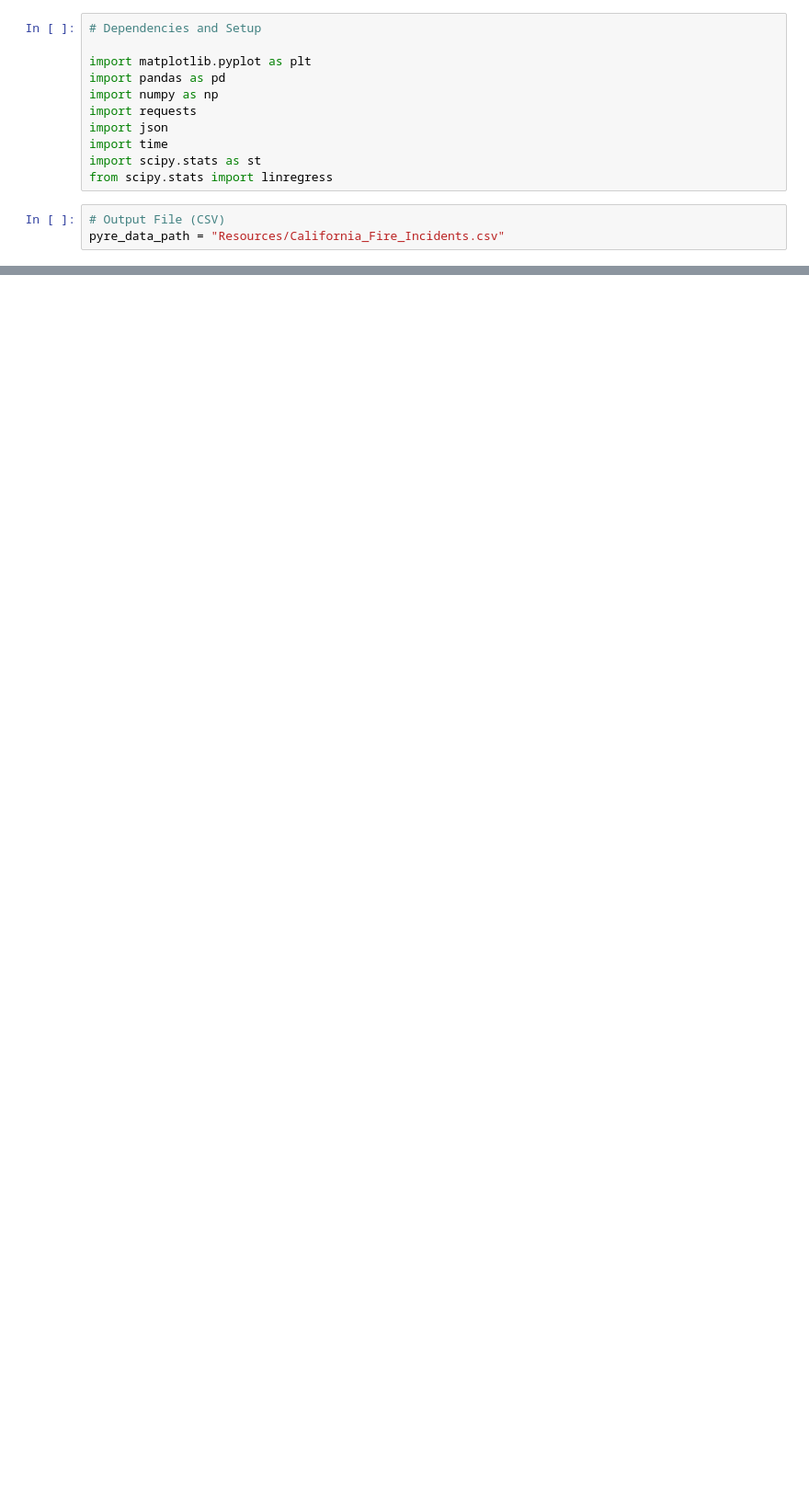
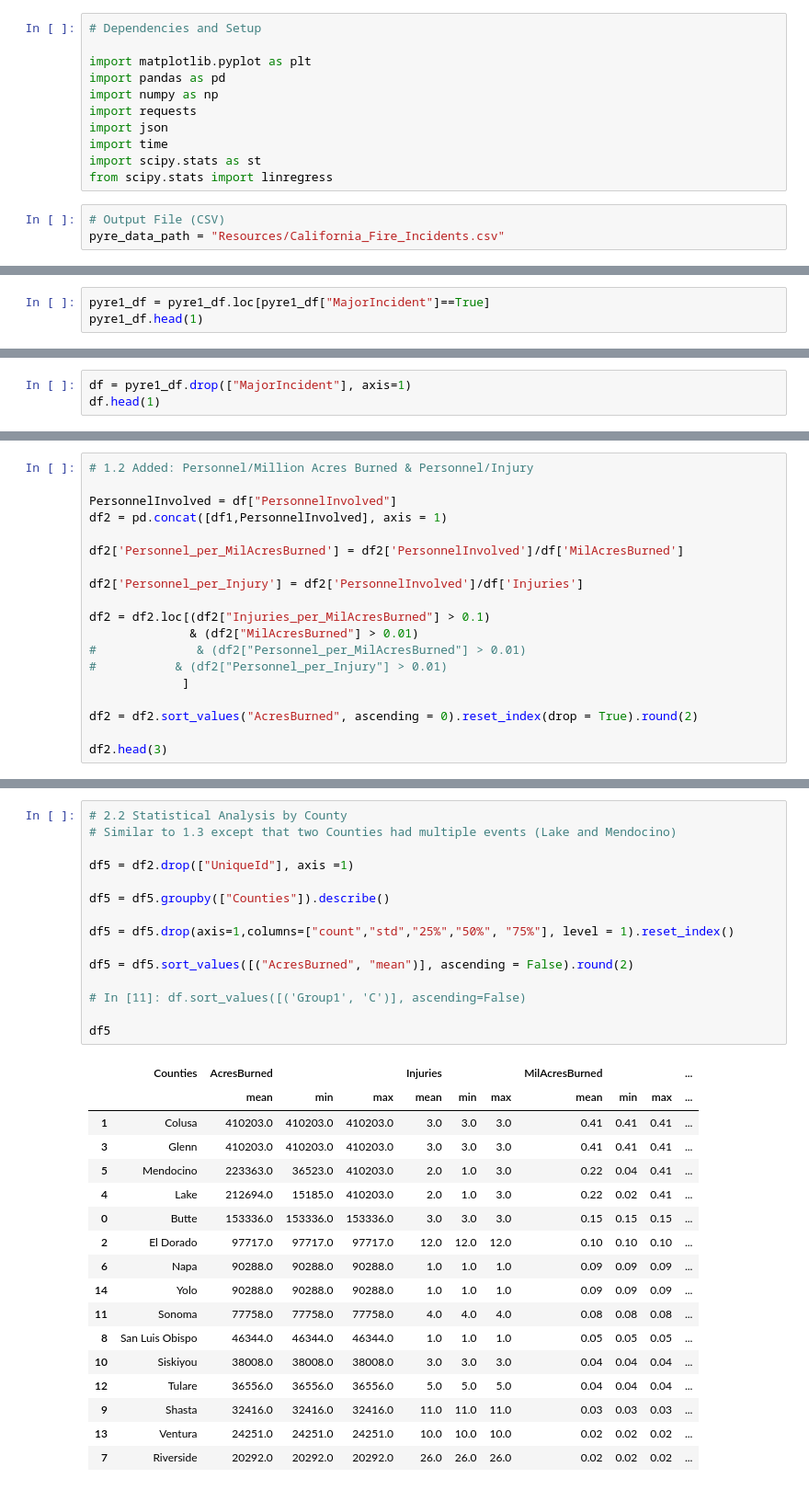
Before and after one commit to jump8621/data-project-I, a Jupyter notebook: alessandro_pyre.ipynb, the cells around one changed output, grey strips where cells are left out. Shown at 92% size. Cells and saved outputs as stored; diff of their text form; blank space fills up the shorter version.

```diff
--- a/alessandro_pyre.ipynb
+++ b/alessandro_pyre.ipynb
@@ -265,0 +29,3 @@ fires_by_county.head().round(0)
+# %%
+pyre1_df = pyre1_df.loc[pyre1_df["MajorIncident"]==True]
+pyre1_df.head(1)
@@ -265,0 +39,3 @@ fires_by_county.head().round(0)
+# %%
+df = pyre1_df.drop(["MajorIncident"], axis=1)
+df.head(1)
@@ -265,0 +80,19 @@ fires_by_county.head().round(0)
+# %%
+# 1.2 Added: Personnel/Million Acres Burned & Personnel/Injury
+
+PersonnelInvolved = df["PersonnelInvolved"]
+df2 = pd.concat([df1,PersonnelInvolved], axis = 1)
+
+df2['Personnel_per_MilAcresBurned'] = df2['PersonnelInvolved']/df['MilAcresBurned']
+
+df2['Personnel_per_Injury'] = df2['PersonnelInvolved']/df['Injuries']
+
+df2 = df2.loc[(df2["Injuries_per_MilAcresBurned"] > 0.1)
+              & (df2["MilAcresBurned"] > 0.01)
+#              & (df2["Personnel_per_MilAcresBurned"] > 0.01)
+#           & (df2["Personnel_per_Injury"] > 0.01)
+             ]
+
+df2 = df2.sort_values("AcresBurned", ascending = 0).reset_index(drop = True).round(2)
+
+df2.head(3)
@@ -265,0 +168,33 @@ fires_by_county.head().round(0)
+# %%
+# 2.2 Statistical Analysis by County
+# Similar to 1.3 except that two Counties had multiple events (Lake and Mendocino)
+
+df5 = df2.drop(["UniqueId"], axis =1)
+
+df5 = df5.groupby(["Counties"]).describe()
+
+df5 = df5.drop(axis=1,columns=["count","std","25%","50%", "75%"], level = 1).reset_index()
+
+df5 = df5.sort_values([("AcresBurned", "mean")], ascending = False).round(2)
+
+# In [11]: df.sort_values([('Group1', 'C')], ascending=False)
+
+df5
+# %% [output]
+|  | Counties | AcresBurned |  |  | Injuries |  |  | MilAcresBurned |  |  | ... |
+|  |  | mean | min | max | mean | min | max | mean | min | max | ... |
+| 1 | Colusa | 410203.0 | 410203.0 | 410203.0 | 3.0 | 3.0 | 3.0 | 0.41 | 0.41 | 0.41 | ... |
+| 3 | Glenn | 410203.0 | 410203.0 | 410203.0 | 3.0 | 3.0 | 3.0 | 0.41 | 0.41 | 0.41 | ... |
+| 5 | Mendocino | 223363.0 | 36523.0 | 410203.0 | 2.0 | 1.0 | 3.0 | 0.22 | 0.04 | 0.41 | ... |
+| 4 | Lake | 212694.0 | 15185.0 | 410203.0 | 2.0 | 1.0 | 3.0 | 0.22 | 0.02 | 0.41 | ... |
+| 0 | Butte | 153336.0 | 153336.0 | 153336.0 | 3.0 | 3.0 | 3.0 | 0.15 | 0.15 | 0.15 | ... |
+| 2 | El Dorado | 97717.0 | 97717.0 | 97717.0 | 12.0 | 12.0 | 12.0 | 0.10 | 0.10 | 0.10 | ... |
+| 6 | Napa | 90288.0 | 90288.0 | 90288.0 | 1.0 | 1.0 | 1.0 | 0.09 | 0.09 | 0.09 | ... |
+| 14 | Yolo | 90288.0 | 90288.0 | 90288.0 | 1.0 | 1.0 | 1.0 | 0.09 | 0.09 | 0.09 | ... |
+| 11 | Sonoma | 77758.0 | 77758.0 | 77758.0 | 4.0 | 4.0 | 4.0 | 0.08 | 0.08 | 0.08 | ... |
+| 8 | San Luis Obispo | 46344.0 | 46344.0 | 46344.0 | 1.0 | 1.0 | 1.0 | 0.05 | 0.05 | 0.05 | ... |
+| 10 | Siskiyou | 38008.0 | 38008.0 | 38008.0 | 3.0 | 3.0 | 3.0 | 0.04 | 0.04 | 0.04 | ... |
+| 12 | Tulare | 36556.0 | 36556.0 | 36556.0 | 5.0 | 5.0 | 5.0 | 0.04 | 0.04 | 0.04 | ... |
+| 9 | Shasta | 32416.0 | 32416.0 | 32416.0 | 11.0 | 11.0 | 11.0 | 0.03 | 0.03 | 0.03 | ... |
+| 13 | Ventura | 24251.0 | 24251.0 | 24251.0 | 10.0 | 10.0 | 10.0 | 0.02 | 0.02 | 0.02 | ... |
+| 7 | Riverside | 20292.0 | 20292.0 | 20292.0 | 26.0 | 26.0 | 26.0 | 0.02 | 0.02 | 0.02 | ... |
```
Also changed, not shown: parts of 41 cells of this notebook.
